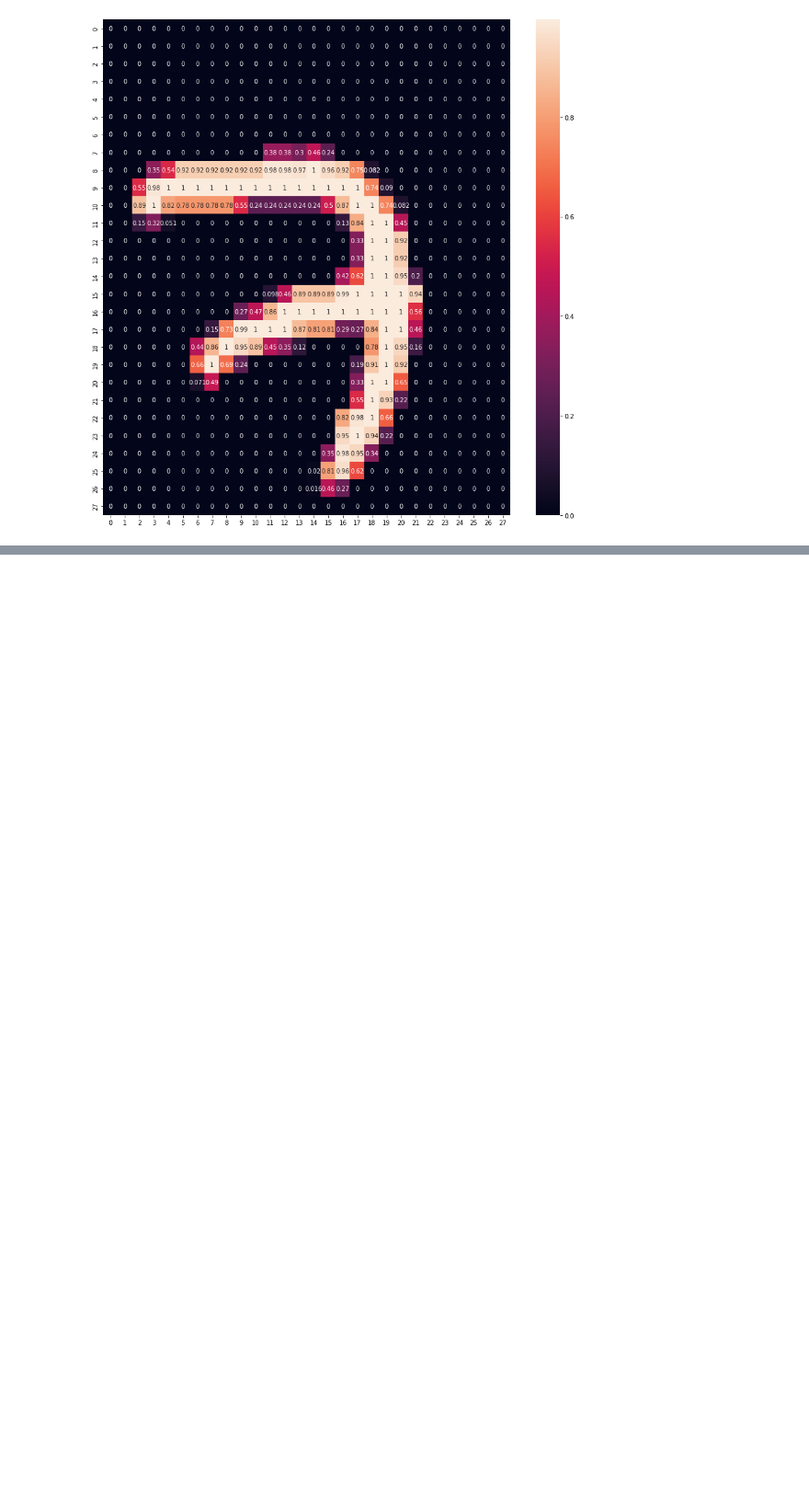
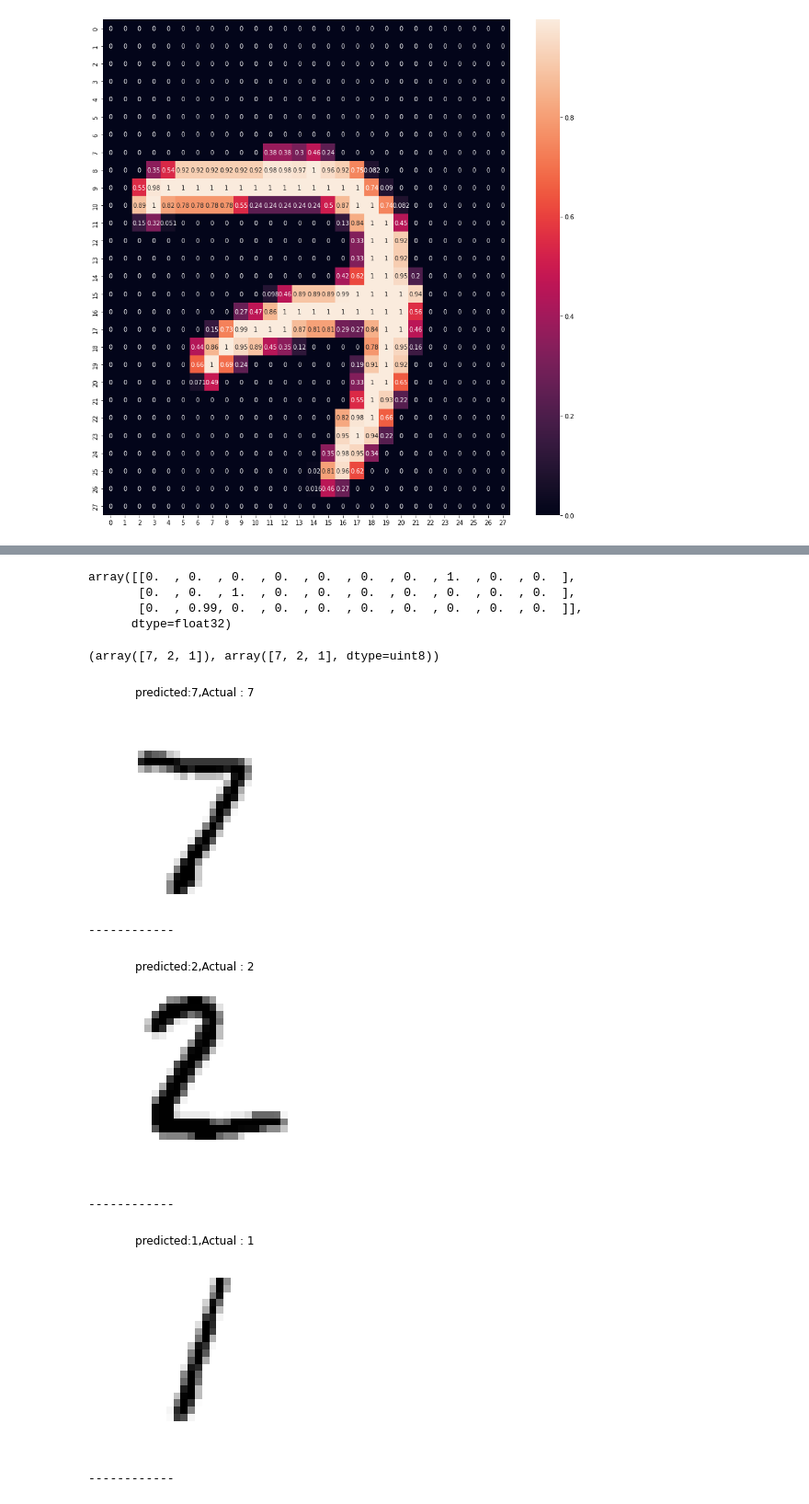
Before and after one commit to BALAJIHARIDASAN/Deep-Learning, a Jupyter notebook: Artificial_Neural_Network_with_Keras.ipynb, the cells around one changed output, grey strips where cells are left out. Shown at 92% size. Saved outputs shown, nothing was run; the diff lists cells and outputs as text; code cells hidden in the pictures; blank space fills up the shorter version.

```diff
--- a/Artificial_Neural_Network_with_Keras.ipynb
+++ b/Artificial_Neural_Network_with_Keras.ipynb
@@ -58,0 +194,6 @@ plt.show()
+# %%
+X_new = X_test[:3]
+# %%
+y_new = y_test[:3]
+# %%
+y_proba = model.predict(X_new)
@@ -58,0 +202,26 @@ plt.show()
+# %%
+y_proba.round(2)
+# %% [output]
+array([[0.  , 0.  , 0.  , 0.  , 0.  , 0.  , 0.  , 1.  , 0.  , 0.  ],
+       [0.  , 0.  , 1.  , 0.  , 0.  , 0.  , 0.  , 0.  , 0.  , 0.  ],
+       [0.  , 0.99, 0.  , 0.  , 0.  , 0.  , 0.  , 0.  , 0.  , 0.  ]],
+      dtype=float32)
+# %%
+y_pred = np.argmax(y_proba,axis =1)
+y_pred,y_new
+# %% [output]
+(array([7, 2, 1]), array([7, 2, 1], dtype=uint8))
+# %%
+for data,pred,actual in zip(X_new,y_pred,y_new):
+  plt.imshow(data,cmap = 'binary')
+  plt.title(f'predicted:{pred},Actual : {actual}')
+  plt.axis('off')
+  plt.show()
+  print('---'*4)
+# %% [output]
+[figure, added]
+------------
+[figure, added]
+------------
+[figure, added]
+------------
```
Also changed, not shown: parts of 18 cells of this notebook.
